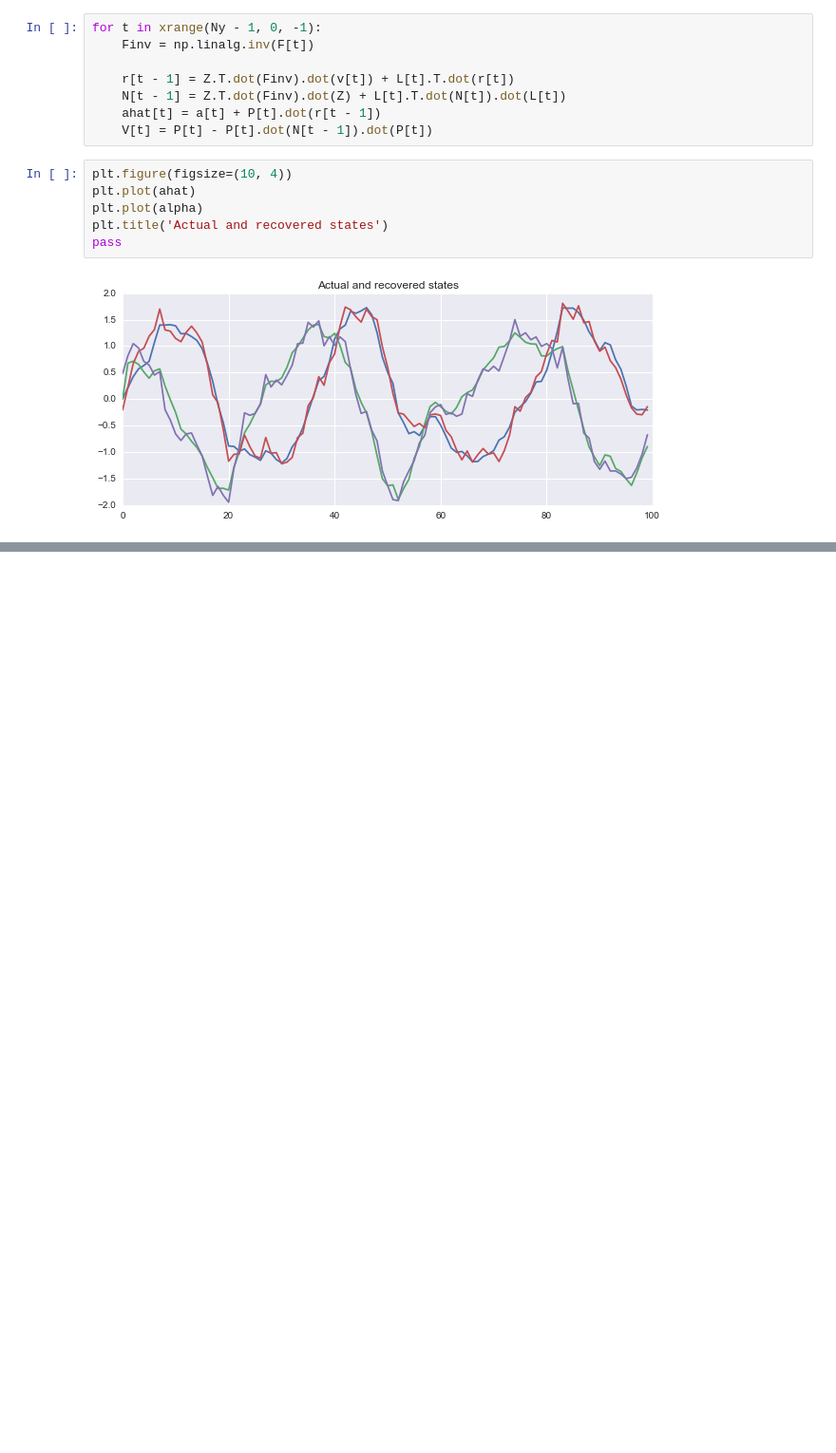
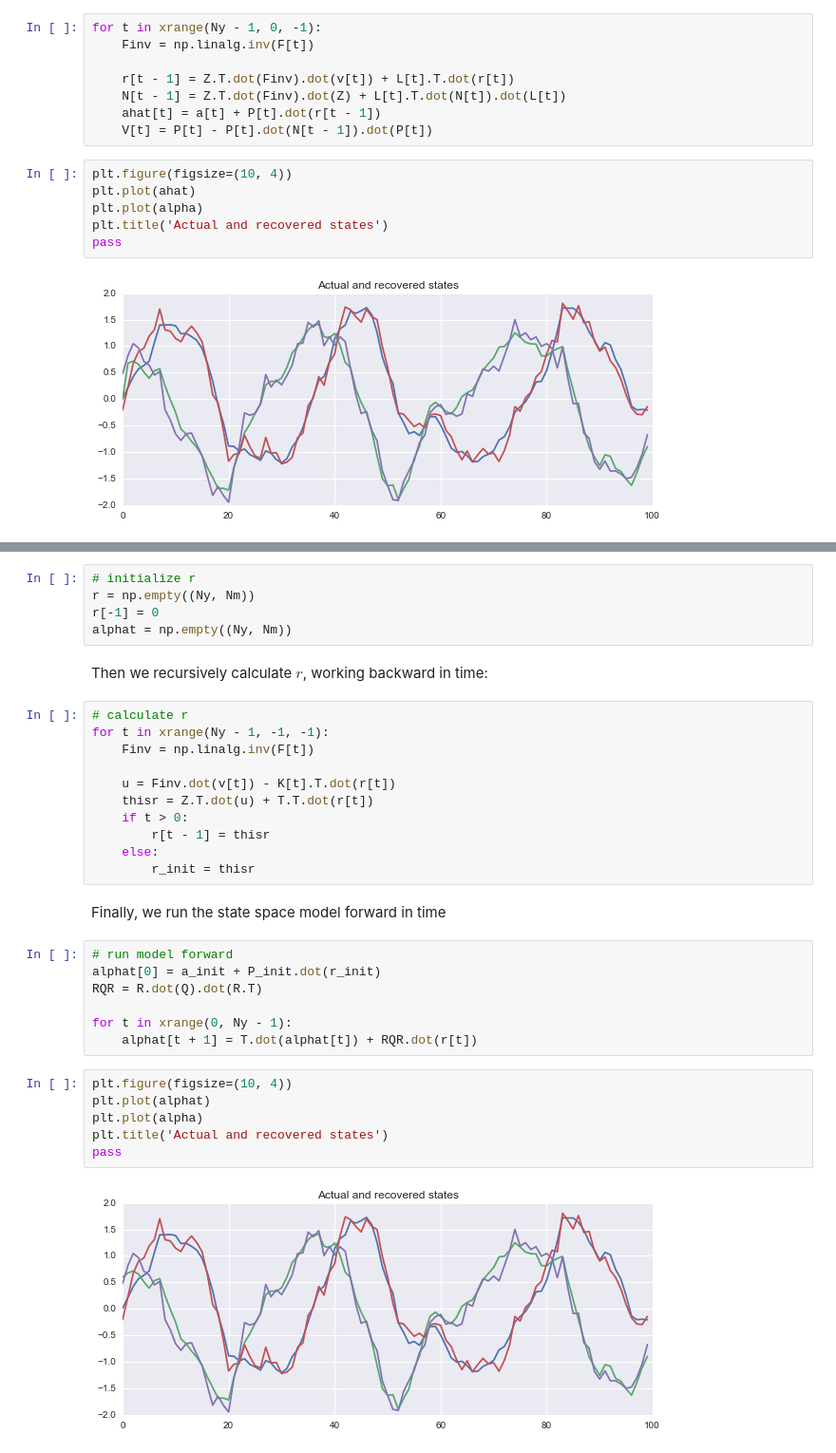
Before and after one commit to jmxpearson/laf, a Jupyter notebook: kalman_integration_tests.ipynb, the cells around one changed output, grey strips where cells are left out. Shown at 95% size. Cells and saved outputs as stored; diff of their text form; blank space fills up the shorter version.

Commit message:
added disturbance/fast state smoother

```diff
--- a/kalman_integration_tests.ipynb
+++ b/kalman_integration_tests.ipynb
@@ -179,0 +210,35 @@ pass
+# %%
+# initialize r
+r = np.empty((Ny, Nm))
+r[-1] = 0
+alphat = np.empty((Ny, Nm))
+# %% [markdown]
+Then we recursively calculate $r$, working backward in time:
+# %%
+# calculate r
+for t in xrange(Ny - 1, -1, -1):
+    Finv = np.linalg.inv(F[t])
+
+    u = Finv.dot(v[t]) - K[t].T.dot(r[t])
+    thisr = Z.T.dot(u) + T.T.dot(r[t])
+    if t > 0:
+        r[t - 1] = thisr
+    else:
+        r_init = thisr
+# %% [markdown]
+Finally, we run the state space model forward in time
+# %%
+# run model forward
+alphat[0] = a_init + P_init.dot(r_init)
+RQR = R.dot(Q).dot(R.T)
+
+for t in xrange(0, Ny - 1):
+    alphat[t + 1] = T.dot(alphat[t]) + RQR.dot(r[t])
+# %%
+plt.figure(figsize=(10, 4))
+plt.plot(alphat)
+plt.plot(alpha)
+plt.title('Actual and recovered states')
+pass
+# %% [output]
+[figure, added]
```
Also changed, not shown: parts of 8 cells of this notebook.
